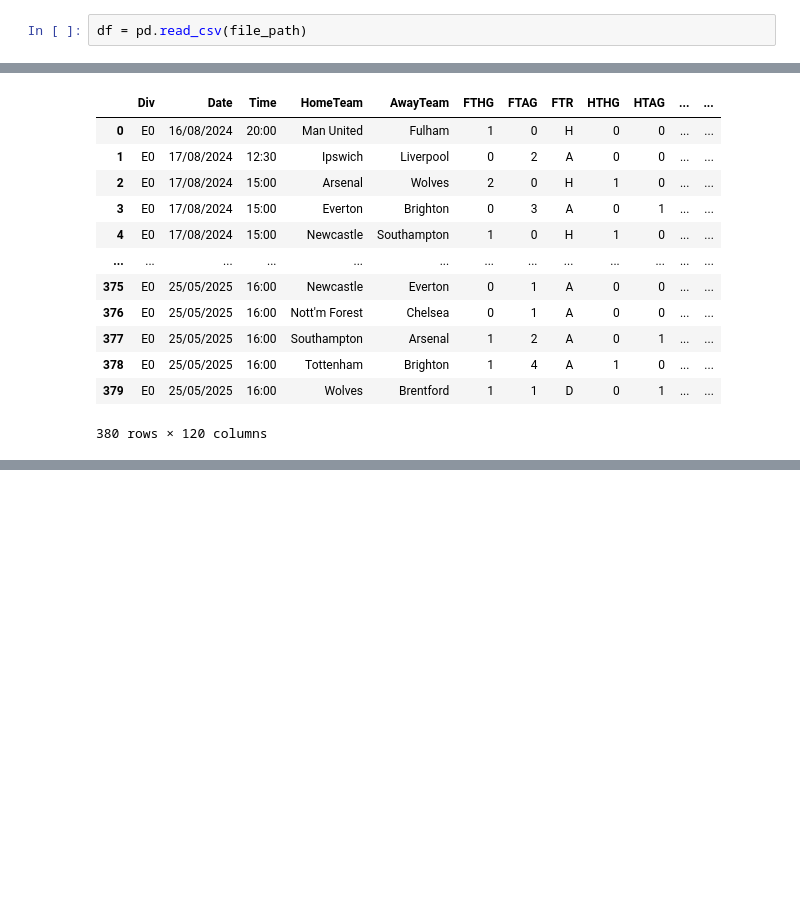
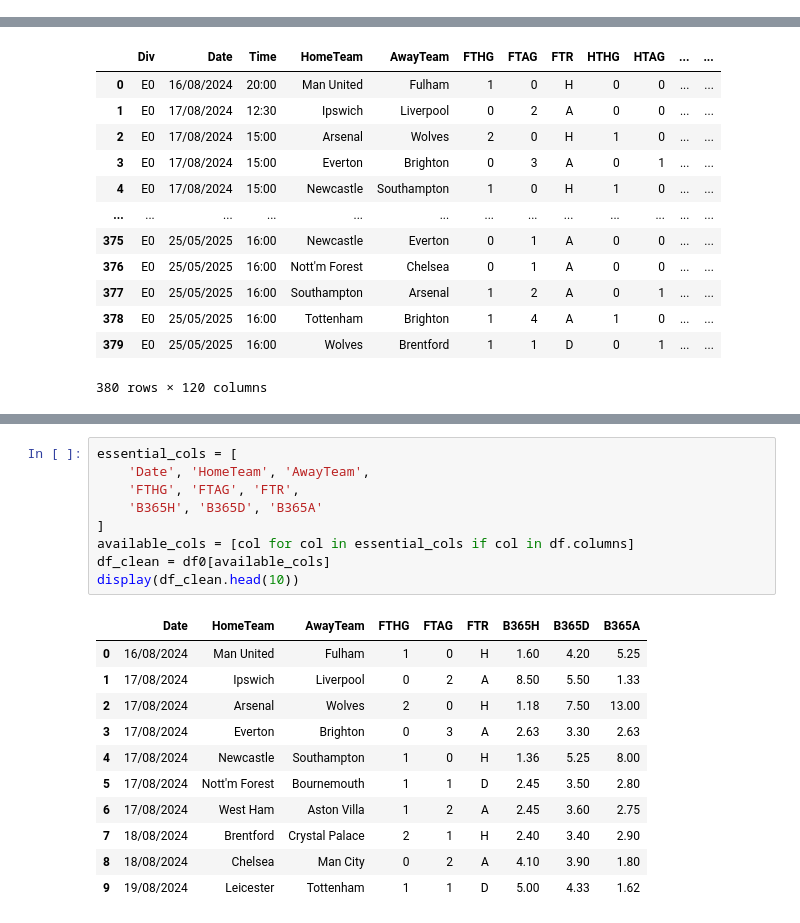
Before and after one commit to Pixiedust3/premierleagueprediction, a Jupyter notebook: visiting/plp.ipynb, the cells around one changed output, grey strips where cells are left out. Drawn from its saved outputs; the diff is of its cells as text; blank space fills up the shorter version.

Commit message:
defined the columns

```diff
--- a/visiting/plp.ipynb
+++ b/visiting/plp.ipynb
@@ -10,5 +8,3 @@ file_path = os.path.expanduser("~/Desktop/plp/Data/E0.csv")
-# %%
-df = pd.read_csv(file_path)
 # %%
 df.head()
 # %% [output]
@@ -81,0 +186,21 @@ df.__len__
+# %%
+essential_cols = [
+    'Date', 'HomeTeam', 'AwayTeam',
+    'FTHG', 'FTAG', 'FTR',
+    'B365H', 'B365D', 'B365A'
+]
+available_cols = [col for col in essential_cols if col in df.columns]
+df_clean = df0[available_cols]
+display(df_clean.head(10))
+# %% [output]
+|  | Date | HomeTeam | AwayTeam | FTHG | FTAG | FTR | B365H | B365D | B365A |
+| 0 | 16/08/2024 | Man United | Fulham | 1 | 0 | H | 1.60 | 4.20 | 5.25 |
+| 1 | 17/08/2024 | Ipswich | Liverpool | 0 | 2 | A | 8.50 | 5.50 | 1.33 |
+| 2 | 17/08/2024 | Arsenal | Wolves | 2 | 0 | H | 1.18 | 7.50 | 13.00 |
+| 3 | 17/08/2024 | Everton | Brighton | 0 | 3 | A | 2.63 | 3.30 | 2.63 |
+| 4 | 17/08/2024 | Newcastle | Southampton | 1 | 0 | H | 1.36 | 5.25 | 8.00 |
+| 5 | 17/08/2024 | Nott'm Forest | Bournemouth | 1 | 1 | D | 2.45 | 3.50 | 2.80 |
+| 6 | 17/08/2024 | West Ham | Aston Villa | 1 | 2 | A | 2.45 | 3.60 | 2.75 |
+| 7 | 18/08/2024 | Brentford | Crystal Palace | 2 | 1 | H | 2.40 | 3.40 | 2.90 |
+| 8 | 18/08/2024 | Chelsea | Man City | 0 | 2 | A | 4.10 | 3.90 | 1.80 |
+| 9 | 19/08/2024 | Leicester | Tottenham | 1 | 1 | D | 5.00 | 4.33 | 1.62 |
```
Also changed, not shown: parts of 20 cells of this notebook, 1 other file.
